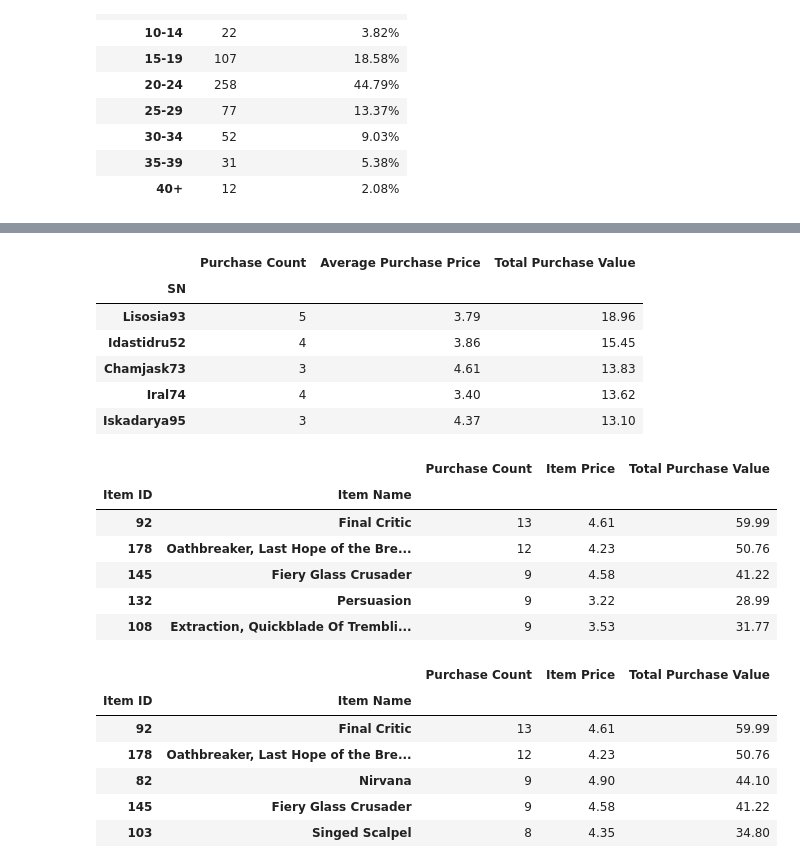
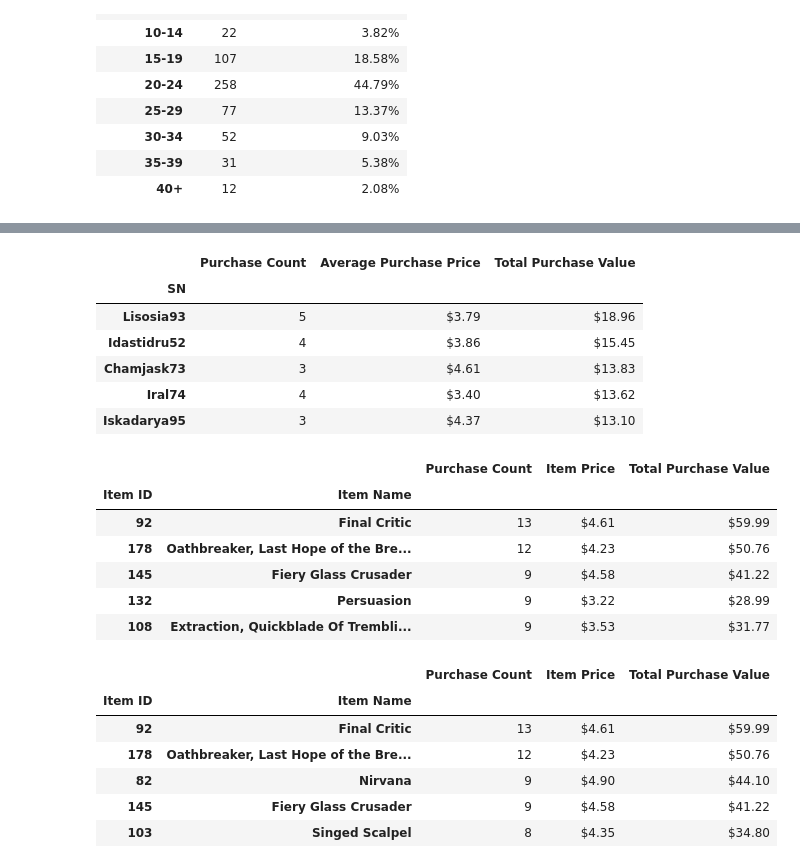
Before and after one commit to SoniMohandas/Pandas-Challenge, a Jupyter notebook: HeroesOfPymoli/pymoli_heroes.ipynb, the cells around one changed output, grey strips where cells are left out. Cells and saved outputs as stored; diff of their text form; code cells hidden in the pictures.

```diff
--- a/HeroesOfPymoli/pymoli_heroes.ipynb
+++ b/HeroesOfPymoli/pymoli_heroes.ipynb
@@ -152,24 +158,26 @@ purchase_analysis
 # %%
 # Top spenders
 # group dataframe based on column SN
 group_sn = players_df.groupby('SN')
 # finding grouped price sum
 p_value=group_sn.Price.sum()
 # purchase count of top spenders
 p_count=group_sn['Item ID'].count()
 
 # top spenders datafram
-top_spenders=pd.DataFrame({"Purchase Count":p_count,"Average Purchase Price":round(p_value/p_count,2),"Total Purchase Value":p_value})
-# formatting dataframe in the descending order
-top_spenders.sort_values(by=['Total Purchase Value'],ascending=False).head()
+top_spenders=pd.DataFrame({"Purchase Count":p_count,"Average Purchase Price":p_value/p_count,"Total Purchase Value":p_value})
+
+# style formatting dataframe in the descending order
+top_spenders.sort_values(by=['Total Purchase Value'],ascending=False).head().style.format({
+    'Average Purchase Price': "${0:.2f}", "Total Purchase Value":"${0:.2f}"})
 # %% [output]
 |  | Purchase Count | Average Purchase Price | Total Purchase Value |
 | SN |  |  |  |
-| Lisosia93 | 5 | 3.79 | 18.96 |
-| Idastidru52 | 4 | 3.86 | 15.45 |
-| Chamjask73 | 3 | 4.61 | 13.83 |
-| Iral74 | 4 | 3.40 | 13.62 |
-| Iskadarya95 | 3 | 4.37 | 13.10 |
+| Lisosia93 | 5 | $3.79 | $18.96 |
+| Idastidru52 | 4 | $3.86 | $15.45 |
+| Chamjask73 | 3 | $4.61 | $13.83 |
+| Iral74 | 4 | $3.40 | $13.62 |
+| Iskadarya95 | 3 | $4.37 | $13.10 |
 # %%
 # Most popular items
 # Retrieve the Item ID, Item Name, and Item Price columns
@@ -185,24 +193,26 @@ phs_value=item_group['Price'].sum()
 most_pop_items=pd.DataFrame({"Purchase Count":phs_count, "Item Price":round(phs_value/phs_count,2),
                              "Total Purchase Value":phs_value})
 # Rearranging dataframe based on purchase count
-most_pop_items.sort_values(by=['Purchase Count'],ascending=False).head()
+most_pop_items.sort_values(by=['Purchase Count'],ascending=False).head().style.format({
+    'Item Price': "${0:.2f}", "Total Purchase Value":"${0:.2f}"})
 # %% [output]
 |  |  | Purchase Count | Item Price | Total Purchase Value |
 | Item ID | Item Name |  |  |  |
-| 92 | Final Critic | 13 | 4.61 | 59.99 |
-| 178 | Oathbreaker, Last Hope of the Bre... | 12 | 4.23 | 50.76 |
-| 145 | Fiery Glass Crusader | 9 | 4.58 | 41.22 |
-| 132 | Persuasion | 9 | 3.22 | 28.99 |
-| 108 | Extraction, Quickblade Of Trembli... | 9 | 3.53 | 31.77 |
+| 92 | Final Critic | 13 | $4.61 | $59.99 |
+| 178 | Oathbreaker, Last Hope of the Bre... | 12 | $4.23 | $50.76 |
+| 145 | Fiery Glass Crusader | 9 | $4.58 | $41.22 |
+| 132 | Persuasion | 9 | $3.22 | $28.99 |
+| 108 | Extraction, Quickblade Of Trembli... | 9 | $3.53 | $31.77 |
 # %%
 # Most pofitable items
 # Rearranging the above table based on Total Purchase Value
-most_pop_items.sort_values(by=['Total Purchase Value'],ascending=False).head()
+most_pop_items.sort_values(by=['Total Purchase Value'],ascending=False).head().style.format({
+    'Item Price': "${0:.2f}", "Total Purchase Value":"${0:.2f}"})
 # %% [output]
 |  |  | Purchase Count | Item Price | Total Purchase Value |
 | Item ID | Item Name |  |  |  |
-| 92 | Final Critic | 13 | 4.61 | 59.99 |
-| 178 | Oathbreaker, Last Hope of the Bre... | 12 | 4.23 | 50.76 |
-| 82 | Nirvana | 9 | 4.90 | 44.10 |
-| 145 | Fiery Glass Crusader | 9 | 4.58 | 41.22 |
-| 103 | Singed Scalpel | 8 | 4.35 | 34.80 |
+| 92 | Final Critic | 13 | $4.61 | $59.99 |
+| 178 | Oathbreaker, Last Hope of the Bre... | 12 | $4.23 | $50.76 |
+| 82 | Nirvana | 9 | $4.90 | $44.10 |
+| 145 | Fiery Glass Crusader | 9 | $4.58 | $41.22 |
+| 103 | Singed Scalpel | 8 | $4.35 | $34.80 |
```
Also changed, not shown: parts of 5 cells of this notebook.
